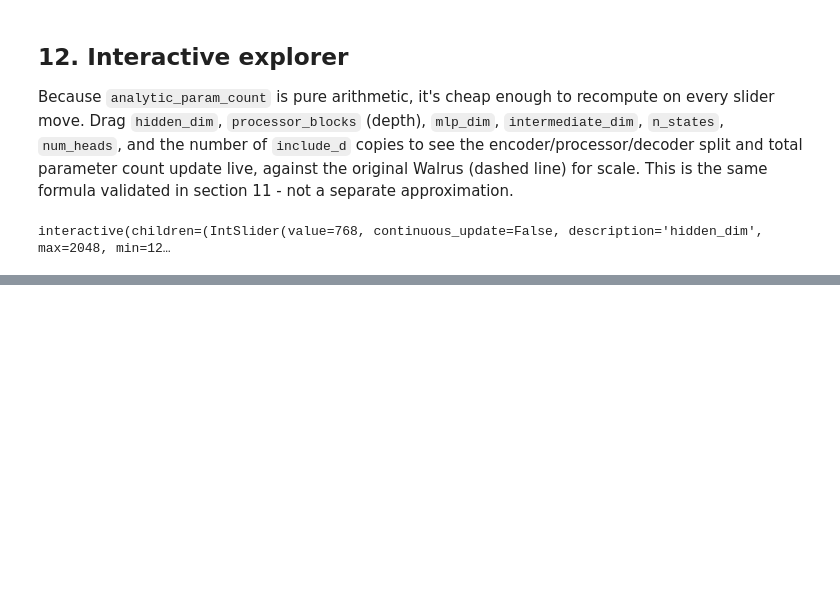
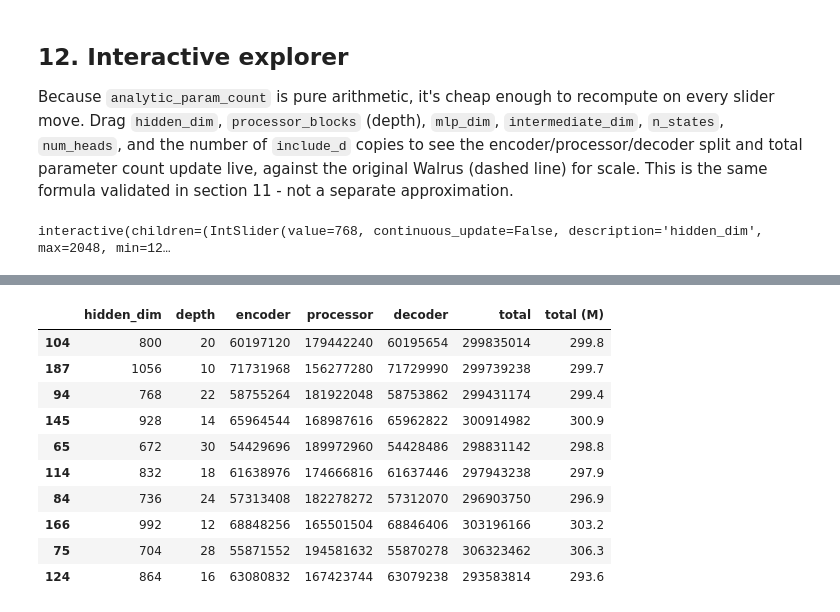
Before and after one commit to sjshamsi/MHPC_Thesis, a Jupyter notebook: demo_notebooks/walrus_example_2_ArchitectureAndDimensions.ipynb, the cells around one changed output, grey strips where cells are left out. Saved outputs shown, nothing was run; the diff lists cells and outputs as text; code cells hidden in the pictures; blank space fills up the shorter version.

```diff
--- a/demo_notebooks/walrus_example_2_ArchitectureAndDimensions.ipynb
+++ b/demo_notebooks/walrus_example_2_ArchitectureAndDimensions.ipynb
@@ -1268,0 +1289,34 @@ interactive(children=(IntSlider(value=768, continuous_update=False, description=
+# %%
+FULL_DIMS = {"hidden_dim": 1408, "depth": 40}
+HALF_DIMS = {"hidden_dim": 1088, "depth": 30}
+
+full_dims_stats = analytic_param_count(hidden_dim=FULL_DIMS["hidden_dim"], processor_blocks=FULL_DIMS["depth"],
+                                        intermediate_dim=352, n_states=67, num_heads=16)
+half_dims_stats = analytic_param_count(hidden_dim=HALF_DIMS["hidden_dim"], processor_blocks=HALF_DIMS["depth"],
+                                        intermediate_dim=352, n_states=67, num_heads=16)
+
+target = 300e6
+quart_candidates = []
+for H in range(512, HALF_DIMS["hidden_dim"] + 1, 32):        # multiples of 32, matching 1408/1088's own spacing
+    for D in range(10, HALF_DIMS["depth"] + 1, 2):
+        if H % 16 != 0:
+            continue
+        stats = analytic_param_count(hidden_dim=H, processor_blocks=D, intermediate_dim=352, n_states=67, num_heads=16)
+        quart_candidates.append({"hidden_dim": H, "depth": D, **stats, "diff": abs(stats["total"] - target)})
+
+quart_candidates_df = pd.DataFrame(quart_candidates).sort_values("diff").head(10)
+quart_candidates_df[["hidden_dim", "depth", "encoder", "processor", "decoder", "total"]].assign(
+    **{"total (M)": lambda d: (d["total"] / 1e6).round(1)}
+)
+# %% [output]
+|  | hidden_dim | depth | encoder | processor | decoder | total | total (M) |
+| 104 | 800 | 20 | 60197120 | 179442240 | 60195654 | 299835014 | 299.8 |
+| 187 | 1056 | 10 | 71731968 | 156277280 | 71729990 | 299739238 | 299.7 |
+| 94 | 768 | 22 | 58755264 | 181922048 | 58753862 | 299431174 | 299.4 |
+| 145 | 928 | 14 | 65964544 | 168987616 | 65962822 | 300914982 | 300.9 |
+| 65 | 672 | 30 | 54429696 | 189972960 | 54428486 | 298831142 | 298.8 |
+| 114 | 832 | 18 | 61638976 | 174666816 | 61637446 | 297943238 | 297.9 |
+| 84 | 736 | 24 | 57313408 | 182278272 | 57312070 | 296903750 | 296.9 |
+| 166 | 992 | 12 | 68848256 | 165501504 | 68846406 | 303196166 | 303.2 |
+| 75 | 704 | 28 | 55871552 | 194581632 | 55870278 | 306323462 | 306.3 |
+| 124 | 864 | 16 | 63080832 | 167423744 | 63079238 | 293583814 | 293.6 |
```
Also changed, not shown: parts of 6 cells of this notebook, 42 other files.
